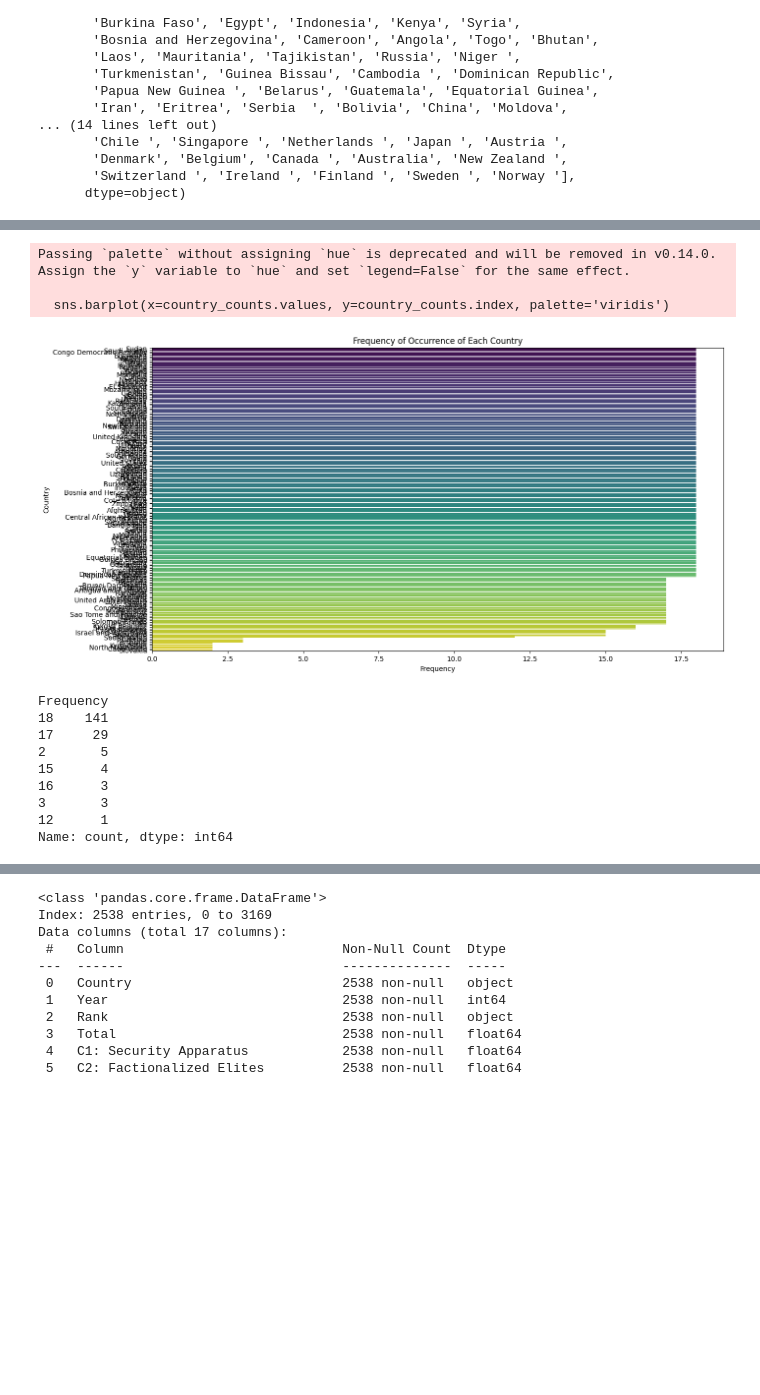
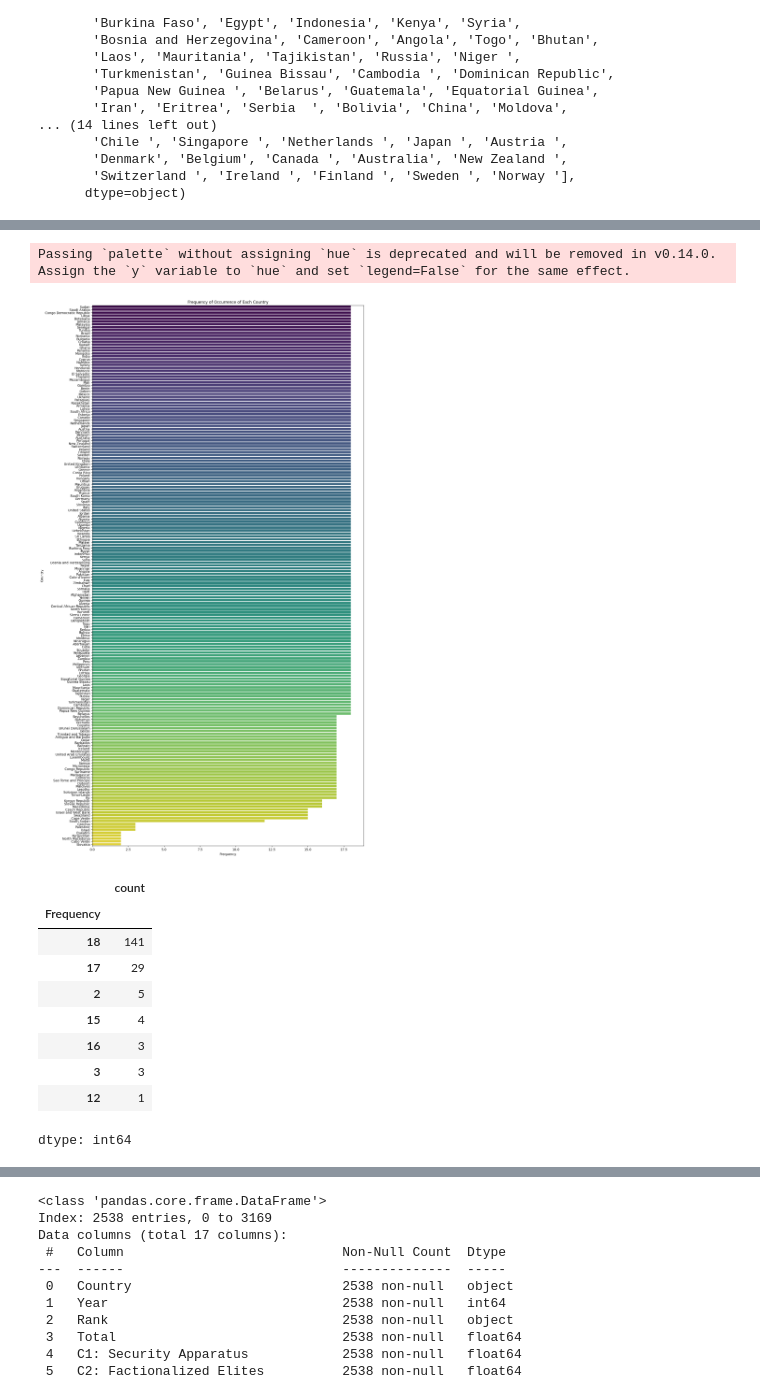
Before and after one commit to thhelen/-Predictive-Modeling-for-State-Fragility-Assessment, a Jupyter notebook: eda.ipynb, the cells around one changed output, grey strips where cells are left out. Drawn from its saved outputs; the diff is of its cells as text; code cells hidden in the pictures; blank space fills up the shorter version.

```diff
--- a/eda.ipynb
+++ b/eda.ipynb
@@ -27,7 +35,7 @@ train_2019 = pd.read_excel("fsi-2019.xlsx")
 train_2020 = pd.read_excel("fsi-2020.xlsx")
 train_2021 = pd.read_excel("fsi-2021.xlsx")
 train_2022 = pd.read_excel("fsi-2022-download.xlsx")
-train_2023 = pd.read_excel("fSI-2023-DOWNLOAD (1).xlsx")
+train_2023 = pd.read_excel("FSI-2023-DOWNLOAD (1).xlsx")
 # %%
 train_2006.Country.unique()
 # %% [output]
@@ -85,30 +85,29 @@ combined_train
 # %%
 country_counts = combined_train['Country'].value_counts()
-plt.figure(figsize=(15, 8))
+plt.figure(figsize=(15, 30))
 sns.barplot(x=country_counts.values, y=country_counts.index, palette='viridis')
 plt.title('Frequency of Occurrence of Each Country')
 plt.xlabel('Frequency')
 plt.ylabel('Country')
 plt.show()
 # %% [output]
 Passing `palette` without assigning `hue` is deprecated and will be removed in v0.14.0. Assign the `y` variable to `hue` and set `legend=False` for the same effect.
-
-  sns.barplot(x=country_counts.values, y=country_counts.index, palette='viridis')
-[figure, old version]
+[figure, new version]
 # %%
 country_counts = combined_train['Country'].value_counts()
 unique_countries = pd.DataFrame({'Country': country_counts.index, 'Frequency': country_counts.values})
 unique_countries.Frequency.value_counts()
 # %% [output]
+|  | count |
+| Frequency |  |
+| 18 | 141 |
+| 17 | 29 |
+| 2 | 5 |
+| 15 | 4 |
+| 16 | 3 |
+| 3 | 3 |
+| 12 | 1 |
-Frequency
-18    141
-17     29
-2       5
-15      4
-16      3
-3       3
-12      1
-Name: count, dtype: int64
+dtype: int64
 # %%
 countries_with_all_data = combined_train.groupby('Country')['Year'].count() == 18
 countries_with_all_data = countries_with_all_data[countries_with_all_data].index.tolist()
```
Also changed, not shown: parts of 12 cells of this notebook.
